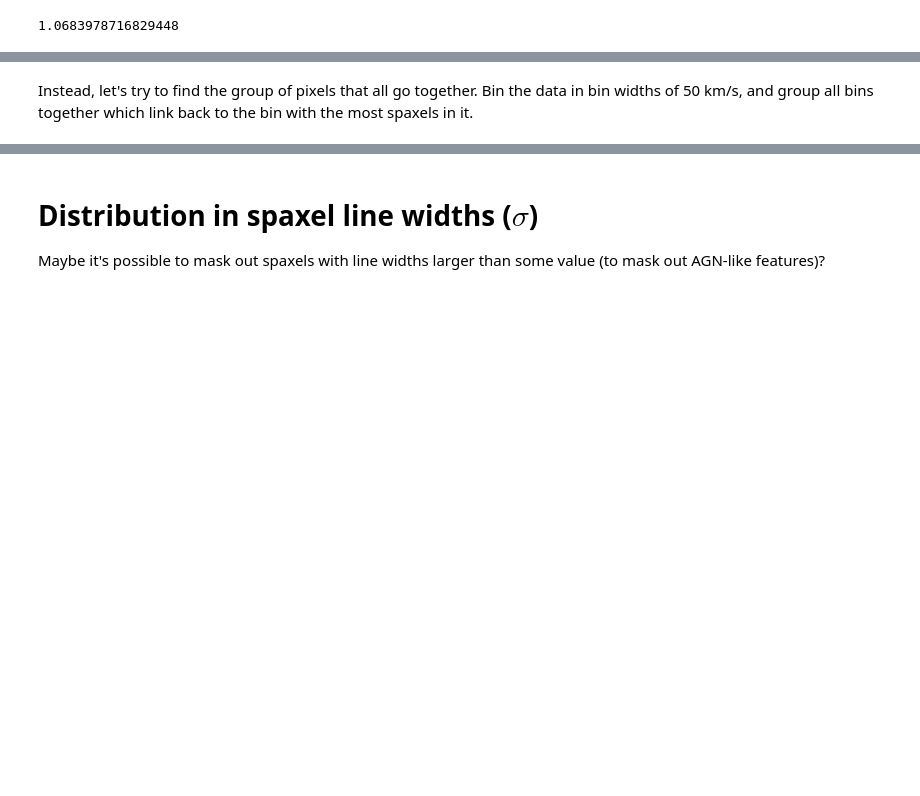
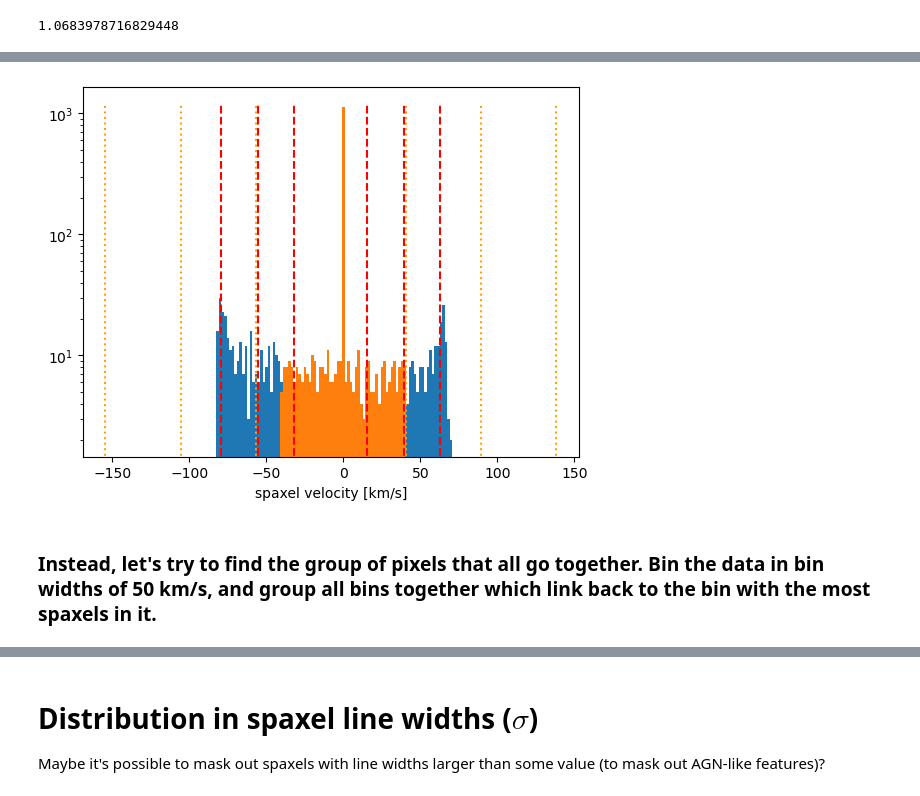
Before and after one commit to kadglass/RotationCurves, a Jupyter notebook: notebooks/model_vel_map_test.ipynb, the cells around one changed output, grey strips where cells are left out. Drawn from its saved outputs; the diff is of its cells as text; code cells hidden in the pictures; blank space fills up the shorter version.

```diff
--- a/notebooks/model_vel_map_test.ipynb
+++ b/notebooks/model_vel_map_test.ipynb
@@ -501,4 +527,6 @@ Standard deviation of shrunken sample: 155.45924030745323
 # %%
+extreme2 = ma.max(ma.abs(mHa_vel))
+
 plt.figure()
 
 plt.hist(mHa_vel.flatten(), bins=np.linspace(-extreme2, extreme2, 100))
@@ -518,5 +544,6 @@ plt.xlabel('spaxel velocity [km/s]');
+[figure, added]
 # %% [markdown]
-Instead, let's try to find the group of pixels that all go together.  Bin the data in bin widths of 50 km/s, and group all bins together which link back to the bin with the most spaxels in it.
+### Instead, let's try to find the group of pixels that all go together.  Bin the data in bin widths of 50 km/s, and group all bins together which link back to the bin with the most spaxels in it.
 # %%
 bin_width = 10
 
```
Also changed, not shown: parts of 21 cells of this notebook, 6 other files.
